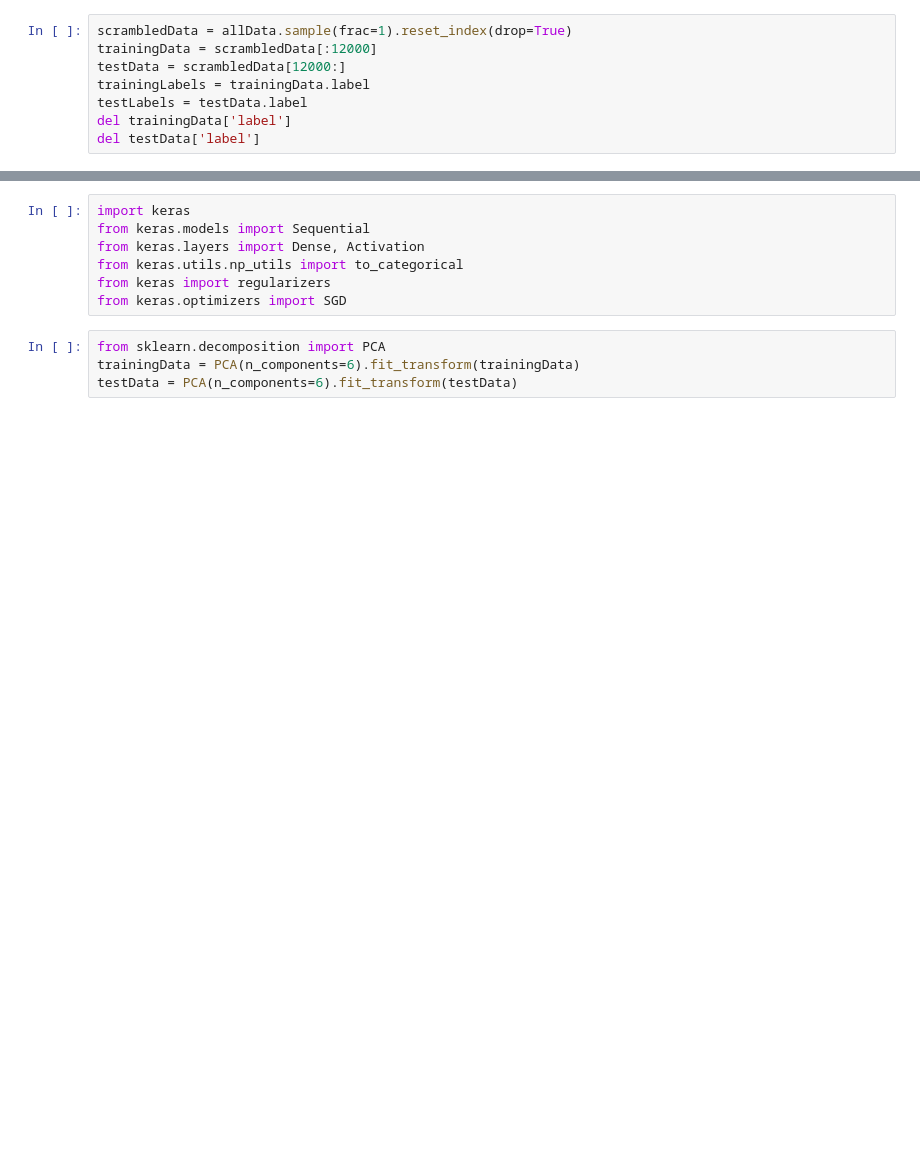
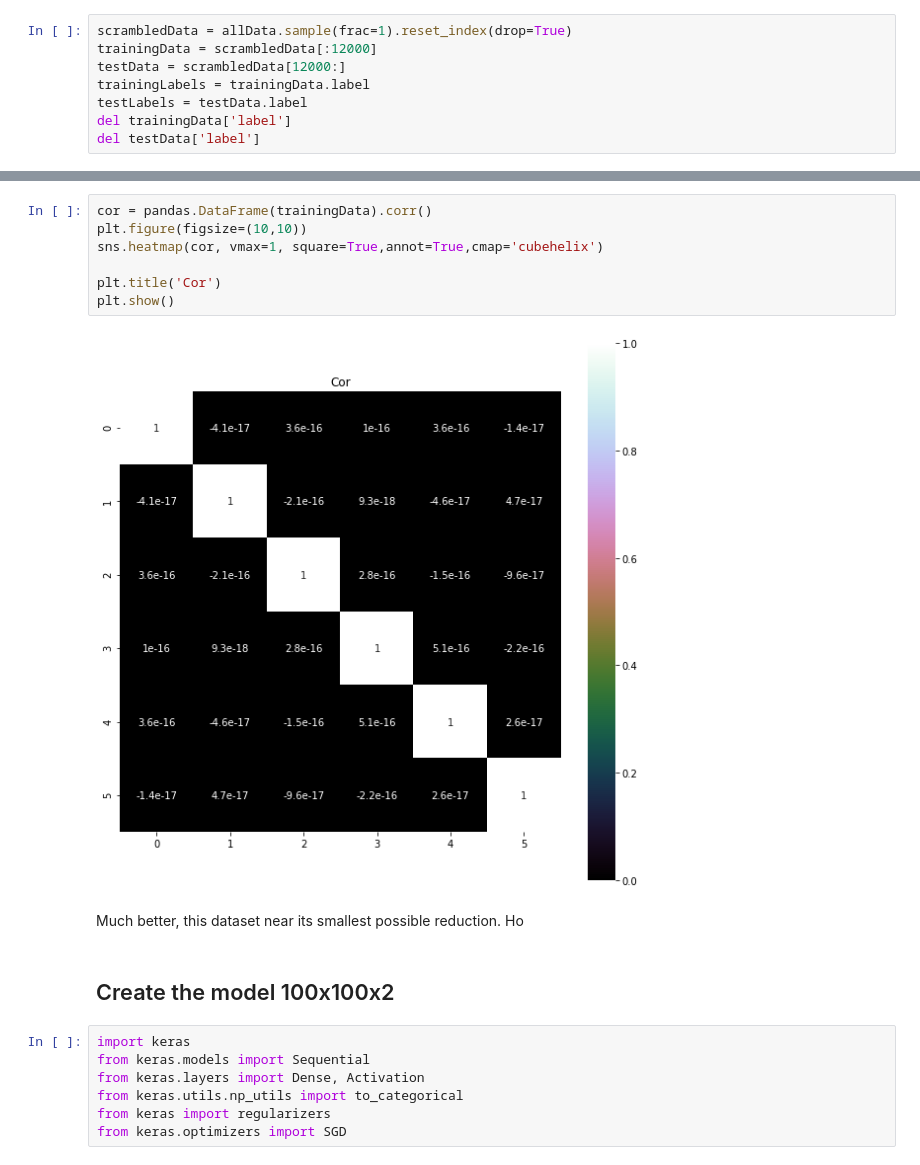
Before and after one commit to jhd/HR-DS, a Jupyter notebook: hr-ds.ipynb, the cells around one changed output, grey strips where cells are left out. Saved outputs shown, nothing was run; the diff lists cells and outputs as text; blank space fills up the shorter version.

```diff
--- a/hr-ds.ipynb
+++ b/hr-ds.ipynb
@@ -30,3 +50,16 @@ del testData['label']
+# %%
+cor = pandas.DataFrame(trainingData).corr()
+plt.figure(figsize=(10,10))
+sns.heatmap(cor, vmax=1, square=True,annot=True,cmap='cubehelix')
+
+plt.title('Cor')
+plt.show()
+# %% [output]
+[figure, added]
+# %% [markdown]
+Much better, this dataset near its smallest possible reduction. Ho
+# %% [markdown]
+## Create the model 100x100x2
 # %%
 import keras
 from keras.models import Sequential
@@ -34,10 +67,6 @@ from keras.layers import Dense, Activation
 from keras.utils.np_utils import to_categorical
 from keras import regularizers
 from keras.optimizers import SGD
-# %%
-from sklearn.decomposition import PCA
-trainingData = PCA(n_components=6).fit_transform(trainingData)
-testData = PCA(n_components=6).fit_transform(testData)
 # %%
 reg = 0.0003
 
```
Also changed, not shown: parts of 10 cells of this notebook, 1 other file.
